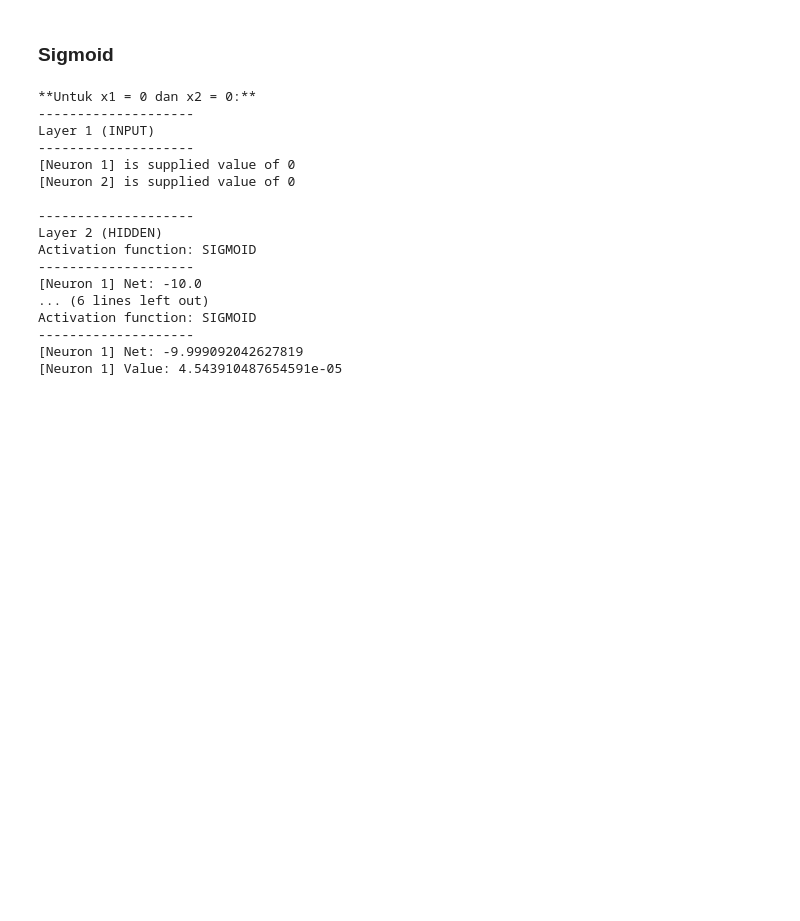
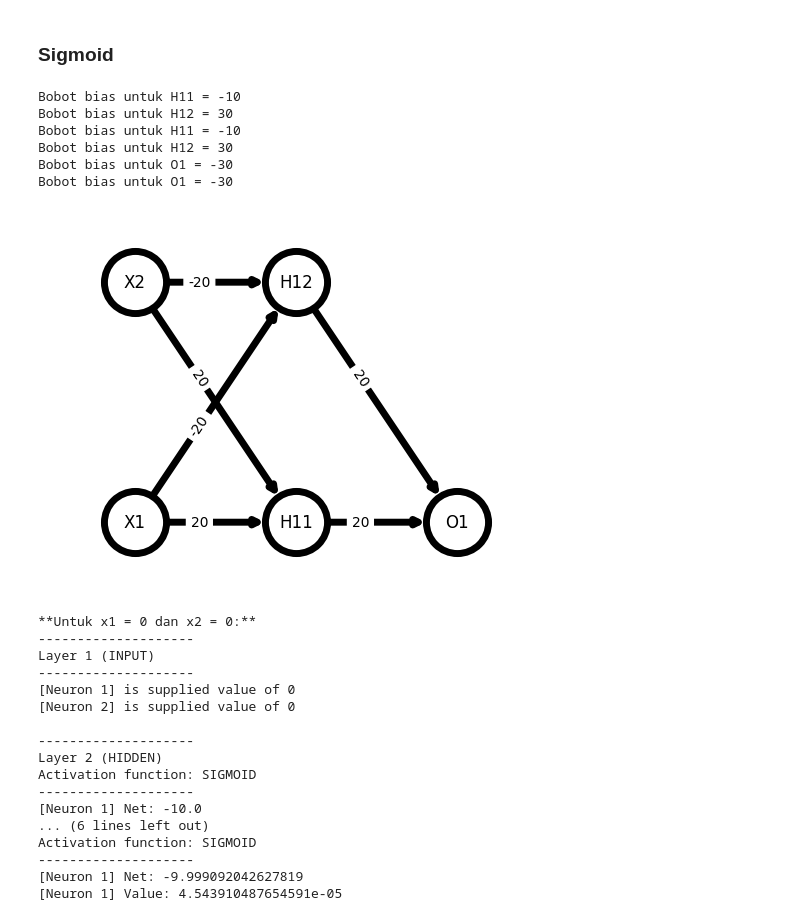
Before and after one commit to gedearyarp/FFNN-Backpropagation, a Jupyter notebook: src/A-forward-propagation/TubesA_13520036.ipynb, the cells around one changed output. Drawn from its saved outputs; the diff is of its cells as text; code cells hidden in the pictures; blank space fills up the shorter version.

Commit message:
Feat: Add visualization for ANNGraph

```diff
--- a/src/A-forward-propagation/TubesA_13520036.ipynb
+++ b/src/A-forward-propagation/TubesA_13520036.ipynb
@@ -206,4 +284,16 @@ class ANNGraph:
 ## Testing
 # %% [markdown]
 ### Sigmoid
+# %%
+# Load graph
+graph = ANNGraph("config/xor_sigmoid.json")
+graph.draw_ann_graph()
+# %% [output]
+Bobot bias untuk H11 = -10
+Bobot bias untuk H12 = 30
+Bobot bias untuk H11 = -10
+Bobot bias untuk H12 = 30
+Bobot bias untuk O1 = -30
+Bobot bias untuk O1 = -30
+[figure, added]
 # %%
```
Also changed, not shown: parts of 4 cells of this notebook.
